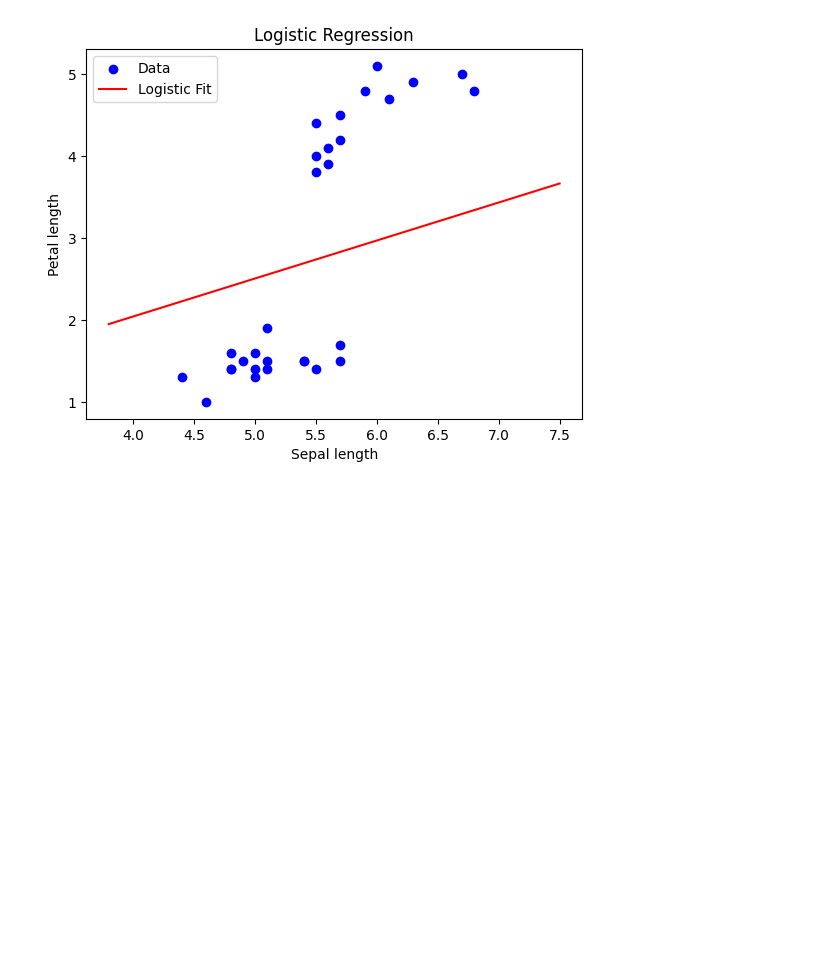
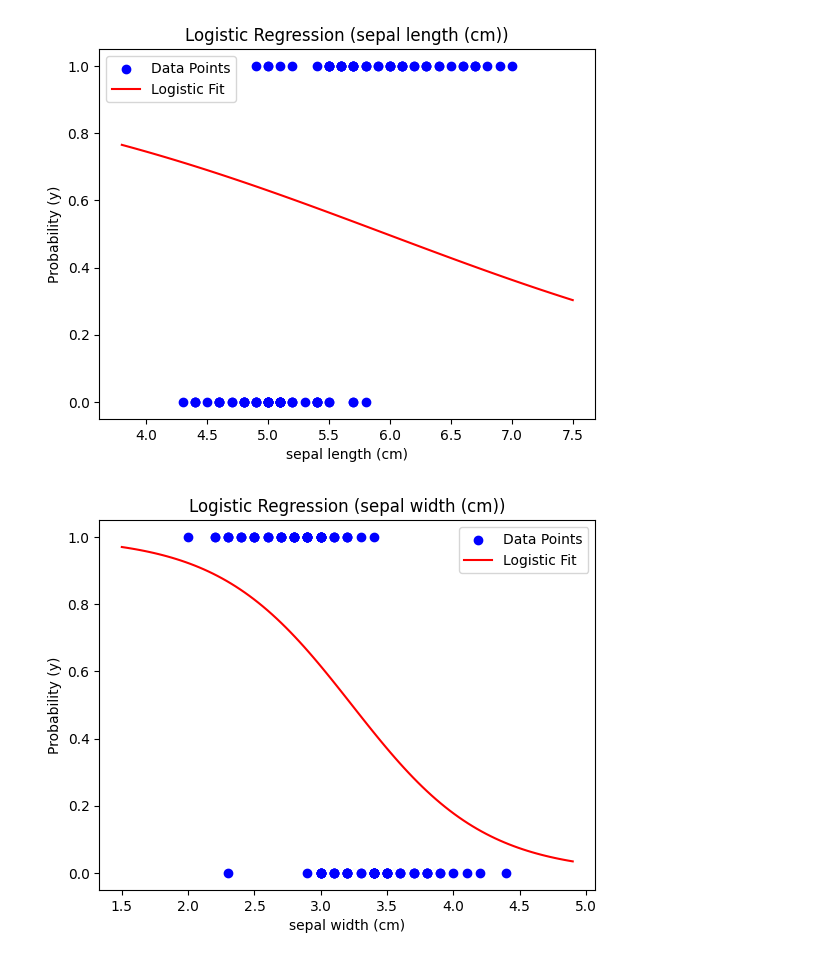
Before and after one commit to tameralqadi/Logistic-Regression, a Jupyter notebook: logistic(Tamer).ipynb, the cells around one changed output. Drawn from its saved outputs; the diff is of its cells as text; code cells hidden in the pictures; blank space fills up the shorter version.

```diff
--- a/logistic(Tamer).ipynb
+++ b/logistic(Tamer).ipynb
@@ -4,7 +4,6 @@
 import numpy as np
 import matplotlib.pyplot as plt
 from sklearn.datasets import load_iris
-from sklearn.model_selection import train_test_split
 
 # Sigmoid function
 def sigmoid(z):
@@ -14,20 +13,21 @@ def sigmoid(z):
 def gradient_descent(X, y, learning_rate=0.1, epochs=1000):
     m, n = X.shape
     W = np.zeros(n + 1)  # include bias
-    X_b = np.c_[np.ones((m, 1)), X]
+    X_b = np.c_[np.ones((m, 1)), X]  # add x0=1
 
     for epoch in range(epochs):
+        # Logistic prediction
         y_pred = sigmoid(X_b.dot(W))
         error = y_pred - y
         gradient = (1/m) * X_b.T.dot(error)
         W -= learning_rate * gradient
 
         if epoch % 100 == 0:
-            loss = -(1/m) * np.sum(y*np.log(y_pred) + (1-y)*np.log(1-y_pred))
+            # loss
+            loss = -(1/m) * np.sum(y*np.log(y_pred ) + (1-y)*np.log(1-y_pred))
             print(f"Epoch {epoch}, Loss: {loss}")
 
     return W
-
 
 if __name__ == "__main__":
     # 1. Load Iris dataset
@@ -35,36 +35,33 @@ if __name__ == "__main__":
     X = iris.data
     y = iris.target
 
-    # 2. Select two classes: setosa (0) and versicolor (1)
+    # 2. Select only two classes: setosa (0) and versicolor (1)
     mask = (y == 0) | (y == 1)
     X = X[mask]
     y = y[mask]
 
-    # 3. Use only two features (for visualization)
-    X = X[:, [0, 2]]  # sepal length & petal length
-
-    # 4. Split into training/testing
-    X_train, X_test, y_train, y_test = train_test_split(
-        X, y, test_size=0.3, random_state=42
-    )
-
-    # 5. Train logistic regression model on training data
-    weights = gradient_descent(X_train, y_train, learning_rate=0.1, epochs=1000)
+    # 3. Train logistic regression model on all features
+    weights = gradient_descent(X, y, learning_rate=0.1, epochs=1000)
 
     print("Intercept (w0):", weights[0])
-    print("Coefficients (w1, w2):", weights[1:])
+    print("Coefficients:", weights[1:])
 
-    # 6. Plot testing data points only
-    plt.scatter(X_test[:, 0], X_test[:, 1], color='blue', label='Data')
-
-    # 7. Plot logistic regression line (decision boundary)
-    xx = np.linspace(X[:,0].min()-0.5, X[:,0].max()+0.5, 100)
-    yy = -(weights[0] + weights[1]*xx)/weights[2]  # decision boundary
-    plt.plot(xx, yy, color='red', label='Logistic Fit')
-
-    plt.xlabel('Sepal length')
-    plt.ylabel('Petal length')
-    plt.title('Logistic Regression')
-    plt.legend()
-    plt.show()
+    # 4. Plot each feature against the class (for visualization)
+    feature_names = iris.feature_names
+    for i in range(X.shape[1]):
+        plt.figure()
+        plt.scatter(X[:, i], y, color='blue', label='Data Points')
+        # Logistic curve
+        X_line = np.linspace(X[:, i].min()-0.5, X[:, i].max()+0.5, 100).reshape(100, 1)
+        # For plotting, use only the current feature, keep others at mean
+        X_plot = np.ones((100, X.shape[1])) * X.mean(axis=0)
+        X_plot[:, i] = X_line[:, 0]
+        X_plot_b = np.c_[np.ones((100, 1)), X_plot]
+        y_line = sigmoid(X_plot_b.dot(weights))
+        plt.plot(X_line, y_line, color='red', label='Logistic Fit')
+        plt.xlabel(feature_names[i])
+        plt.ylabel('Probability (y)')
+        plt.title(f'Logistic Regression ({feature_names[i]})')
+        plt.legend()
+        plt.show()
 # %% [output]
@@ -83 +80,2 @@ Coefficients (w1, w2): [-1.93818228  4.1792836 ]
-[figure, old version]
+[figure, new version]
+[figure, added]
```
Also changed, not shown: parts of 1 cell of this notebook.
